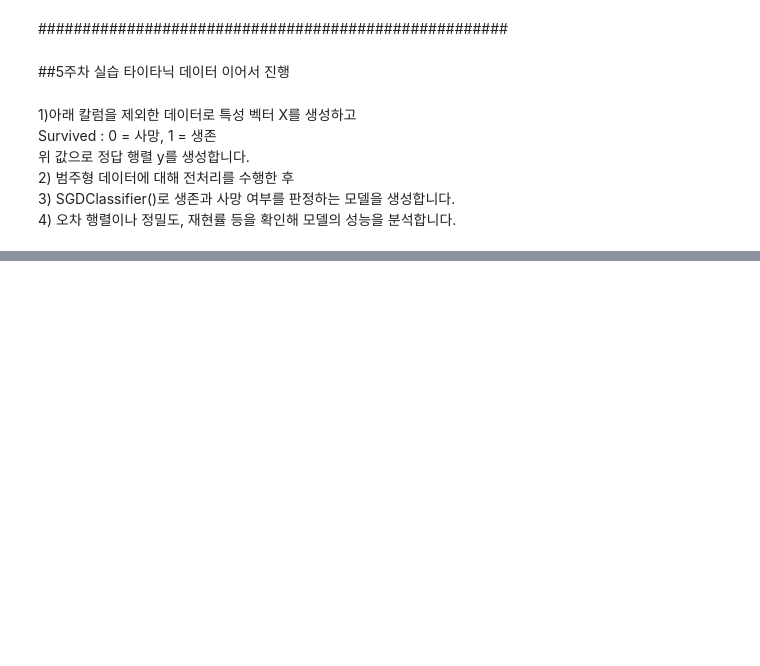
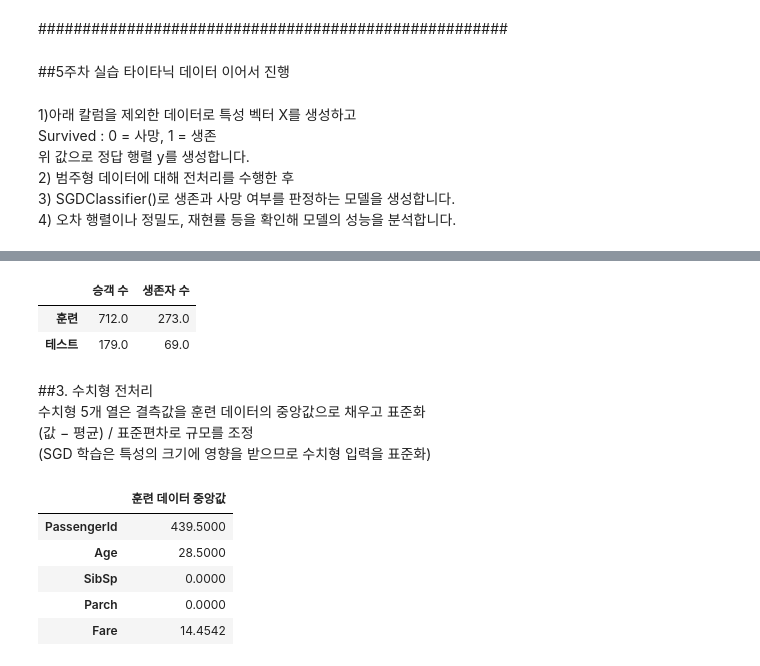
Before and after one commit to ssukk99/handson-ml2, a Jupyter notebook: 02_end_to_end_machine_learning_project.ipynb, the cells around one changed output, grey strips where cells are left out. Cells and saved outputs as stored; diff of their text form; code cells hidden in the pictures; blank space fills up the shorter version.

```diff
--- a/02_end_to_end_machine_learning_project.ipynb
+++ b/02_end_to_end_machine_learning_project.ipynb
@@ -1701,0 +1708,3 @@ Survived : 0 = 사망, 1 = 생존
+# %%
+# 11개 입력 열 만들기
+X = data.drop("Survived", axis=1)
@@ -1701,0 +1743,16 @@ Survived : 0 = 사망, 1 = 생존
+# %%
+split_table = pd.DataFrame()
+split_table.loc["훈련", "승객 수"] = len(y_train)
+split_table.loc["훈련", "생존자 수"] = len(y_train[y_train == 1])
+split_table.loc["테스트", "승객 수"] = len(y_test)
+split_table.loc["테스트", "생존자 수"] = len(y_test[y_test == 1])
+split_table
+# %% [output]
+|  | 승객 수 | 생존자 수 |
+| 훈련 | 712.0 | 273.0 |
+| 테스트 | 179.0 | 69.0 |
+# %% [markdown]
+##3. 수치형 전처리
+수치형 5개 열은 결측값을 훈련 데이터의 중앙값으로 채우고 표준화
+(값 − 평균) / 표준편차로 규모를 조정
+(SGD 학습은 특성의 크기에 영향을 받으므로 수치형 입력을 표준화)
@@ -1701,0 +1762,28 @@ Survived : 0 = 사망, 1 = 생존
+# %%
+from sklearn.impute import SimpleImputer
+
+# 숫자형 결측값 처리 도구 만들기
+imputer = SimpleImputer(strategy="median")
+
+# 훈련 데이터에서 중앙값을 구하고 빈칸 채우기
+train_number = imputer.fit_transform(X_train[number_columns])
+
+# 테스트 데이터는 훈련 데이터의 중앙값으로만 빈칸 채우기
+test_number = imputer.transform(X_test[number_columns])
+
+# 훈련 데이터에서 평균·표준편차를 구하고 표준화
+scaler = StandardScaler()
+train_number_scaled = scaler.fit_transform(train_number)
+
+# 동일한 기준으로 테스트 데이터 표준화
+test_number_scaled = scaler.transform(test_number)
+
+# 실제 결측값 대체 기준 확인
+pd.DataFrame(imputer.statistics_, index=number_columns, columns=["훈련 데이터 중앙값"])
+# %% [output]
+|  | 훈련 데이터 중앙값 |
+| PassengerId | 439.5000 |
+| Age | 28.5000 |
+| SibSp | 0.0000 |
+| Parch | 0.0000 |
+| Fare | 14.4542 |
```
Also changed, not shown: parts of 18 cells of this notebook.
